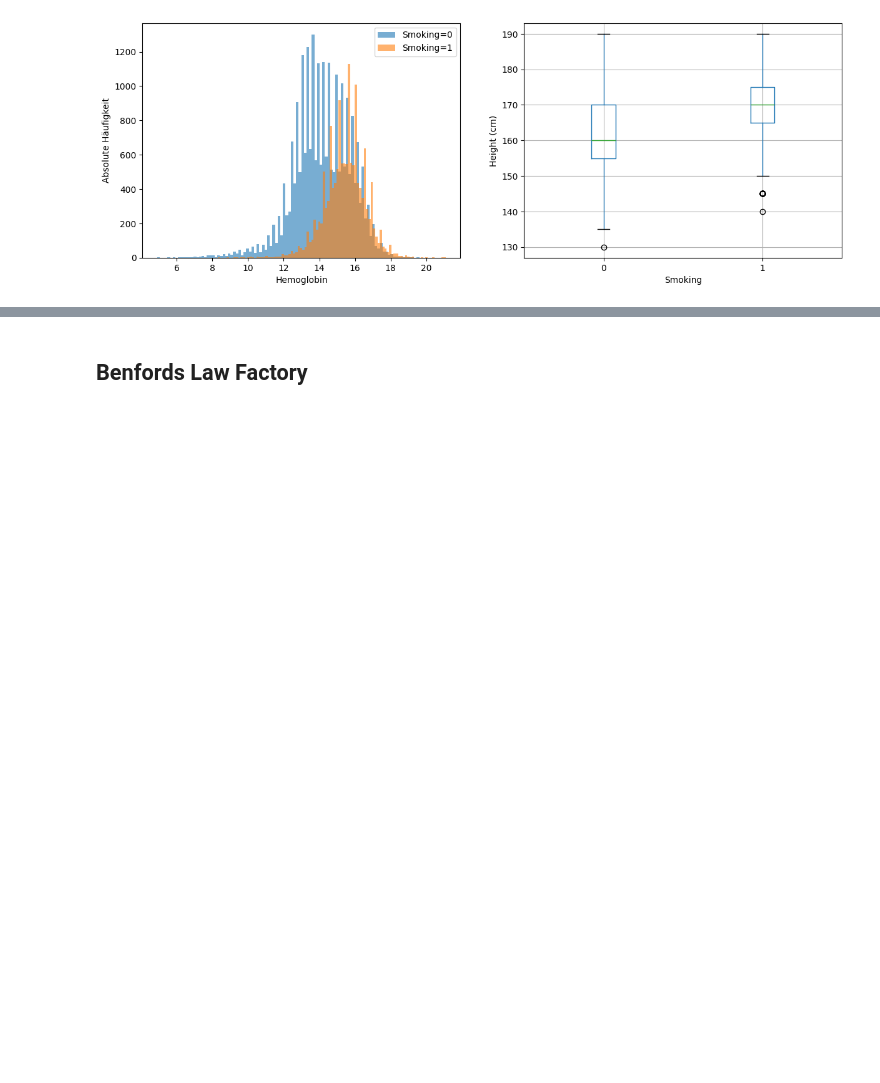
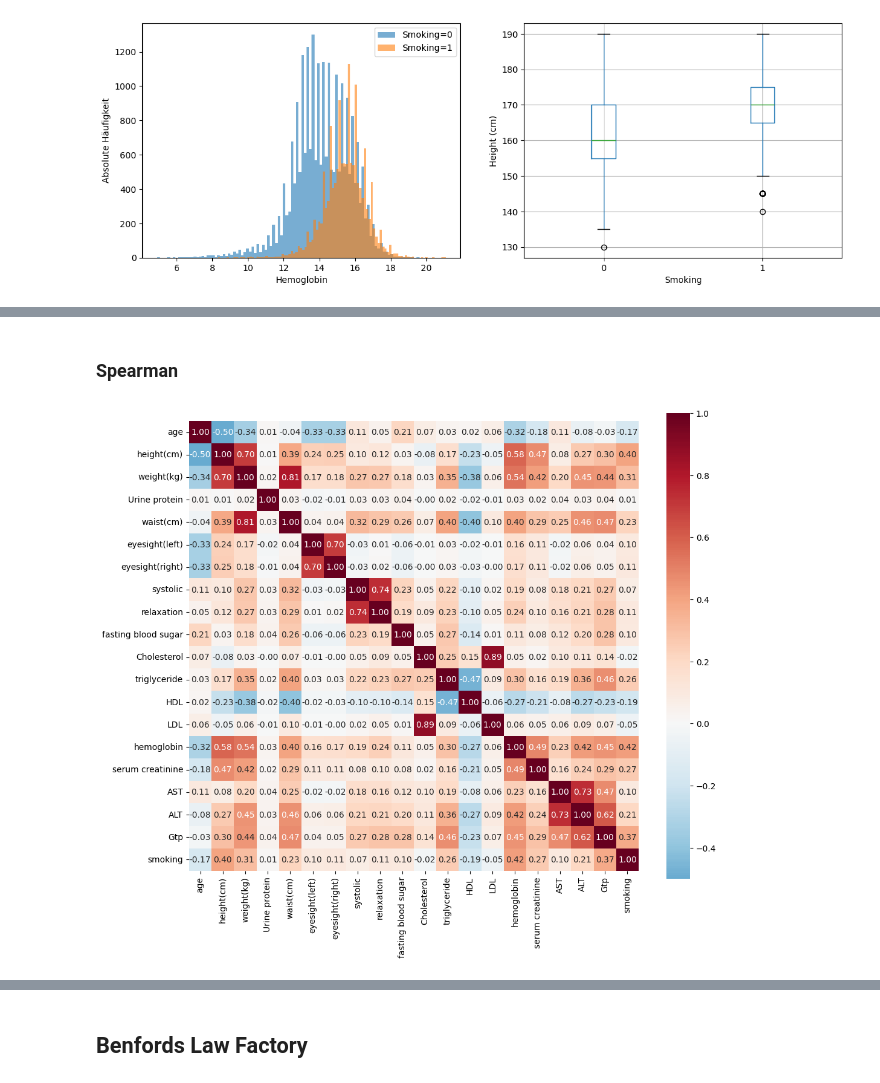
Before and after one commit to jonaRumberg/datascienceportfolio, a Jupyter notebook: data-understanding.ipynb, the cells around one changed output, grey strips where cells are left out. Saved outputs shown, nothing was run; the diff lists cells and outputs as text; code cells hidden in the pictures; blank space fills up the shorter version.

```diff
--- a/data-understanding.ipynb
+++ b/data-understanding.ipynb
@@ -199,0 +263,23 @@ plt.show()
+# %% [markdown]
+### Spearman
+# %%
+ordinal_extended_features = [
+    "age", "height(cm)", "weight(kg)", "Urine protein", "waist(cm)",
+    "eyesight(left)", "eyesight(right)", "systolic", "relaxation",
+    "fasting blood sugar", "Cholesterol", "triglyceride", "HDL", "LDL",
+    "hemoglobin", "serum creatinine", "AST", "ALT", "Gtp", "smoking"
+]
+
+df_ordinal_extended = df[ordinal_extended_features]
+
+# Spearman-Korrelation berechnen
+corr_spearman = df_ordinal_extended.corr(method='spearman')
+
+plt.figure(figsize=(12, 10))
+
+sns.heatmap(corr_spearman, annot=True, cmap='RdBu_r', center=0,
+            fmt='.2f', square=True)
+
+plt.show()
+# %% [output]
+[figure, added]
```
Also changed, not shown: parts of 7 cells of this notebook, 1 other file.
